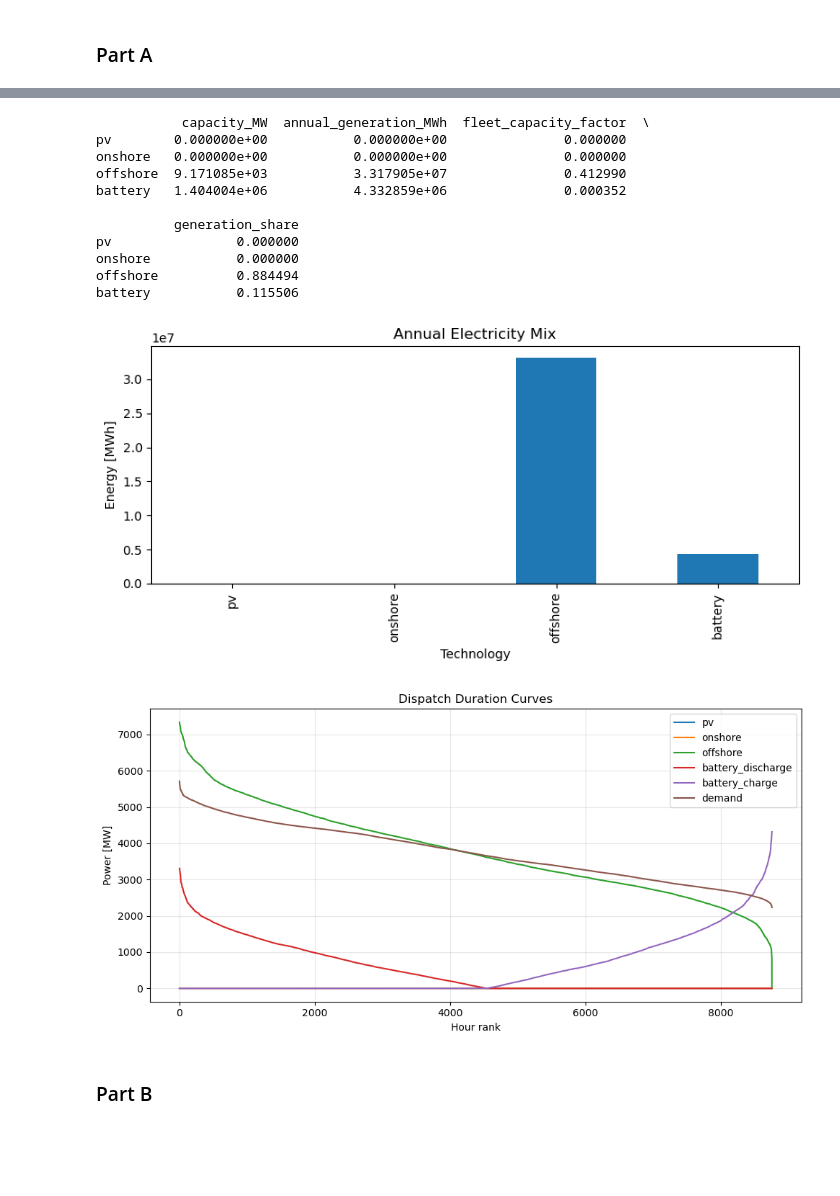
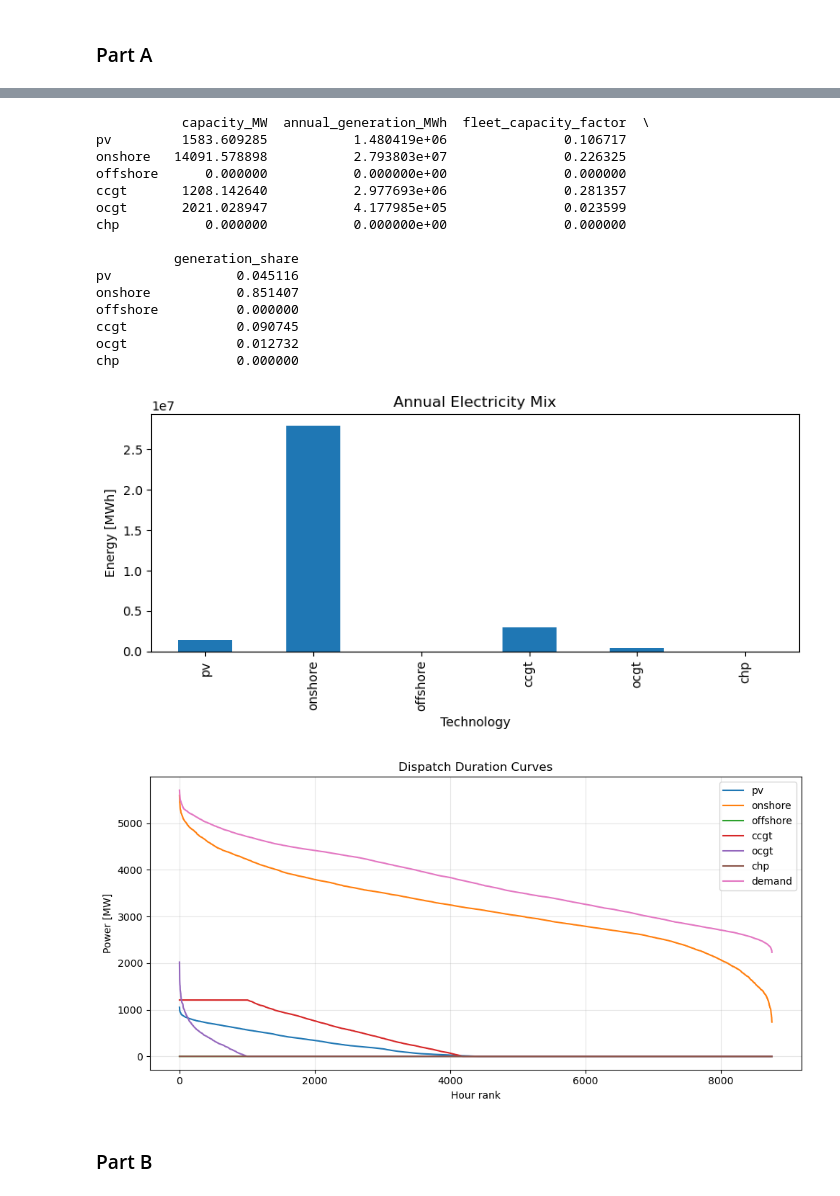
Before and after one commit to martinsiitam/ieg-spring-2026, a Jupyter notebook: src/project1.ipynb, the cells around one changed output, grey strips where cells are left out. Cells and saved outputs as stored; diff of their text form; code cells hidden in the pictures; blank space fills up the shorter version.

```diff
--- a/src/project1.ipynb
+++ b/src/project1.ipynb
@@ -161,6 +173,5 @@ Battery : 1404004.365
 # %%
 # Plots part A
-# Martin
 
 import matplotlib.pyplot as plt
 import matplotlib.dates as mdates
@@ -169,8 +180,9 @@ dispatch_df["demand"] = work_df["demand"].values
 dispatch_df["pv"] = g_pv.solution.to_pandas().values
 dispatch_df["onshore"] = g_onshore_wind.solution.to_pandas().values
 dispatch_df["offshore"] = g_offshore_wind.solution.to_pandas().values
-dispatch_df["battery_discharge"] = p_discharge.solution.to_pandas().values
-dispatch_df["battery_charge"] = -p_charge.solution.to_pandas().values
+dispatch_df["ccgt"] = g_ccgt.solution.to_pandas().values
+dispatch_df["ocgt"] = g_ocgt.solution.to_pandas().values
+dispatch_df["chp"] = g_chp.solution.to_pandas().values
 
 summer_week = dispatch_df.loc["2015-07-01":"2015-07-07 23:00"].copy()
 
@@ -184,9 +196,10 @@ ax.stackplot(
     summer_week["pv"],
     summer_week["onshore"],
     summer_week["offshore"],
-    summer_week["battery_discharge"],
-    summer_week["battery_charge"],
-    labels=["pv", "onshore", "offshore", "battery discharge", "battery charge"],
+    summer_week["ccgt"],
+    summer_week["ocgt"],
+    summer_week["chp"],
+    labels=["pv", "onshore", "offshore", "ccgt", "ocgt" , "chp"],
     alpha=0.8
 )
 
@@ -219,9 +232,10 @@ ax.stackplot(
     winter_week["pv"],
     winter_week["onshore"],
     winter_week["offshore"],
-    winter_week["battery_discharge"],
-    winter_week["battery_charge"],
-    labels=["pv", "onshore", "offshore", "battery discharge", "battery charge"],
+    winter_week["ccgt"],
+    winter_week["ocgt"],
+    winter_week["chp"],
+    labels=["pv", "onshore", "offshore", "ccgt", "ocgt" , "chp"],
     alpha=0.8
 )
 
@@ -246,60 +260,69 @@ plt.show()
 # %%
-annual_generation = dispatch_df[["pv", "onshore", "offshore", "battery_discharge"]].sum()
+annual_generation = dispatch_df[["pv", "onshore", "offshore", "ccgt", "ocgt", "chp"]].sum()
 
-summary = pd.DataFrame(index=["pv", "onshore", "offshore", "battery"])
+summary = pd.DataFrame(index=["pv", "onshore", "offshore", "ccgt", "ocgt", "chp"])
 
 summary["capacity_MW"] = [
     float(K_pv.solution),
     float(K_onshore_wind.solution),
     float(K_offshore_wind.solution),
-    float(K_battery.solution),
+    float(K_ccgt.solution),
+    float(K_ocgt.solution),
+    float(K_chp.solution)
 ]
 
 summary["annual_generation_MWh"] = [
     annual_generation["pv"],
     annual_generation["onshore"],
     annual_generation["offshore"],
-    annual_generation["battery_discharge"],
+    annual_generation["ccgt"],
+    annual_generation["ocgt"],
+    annual_generation["chp"]
 ]
 
 summary["fleet_capacity_factor"] = (
     summary["annual_generation_MWh"] / (summary["capacity_MW"] * 8760)
 ).replace([float("inf")], 0).fillna(0)
 
 summary["generation_share"] = (
     summary["annual_generation_MWh"] / summary["annual_generation_MWh"].sum()
 )
 
 print(summary)
 
 fig, ax = plt.subplots(figsize=(8, 4))
-annual_generation.index = ["pv", "onshore", "offshore", "battery"]
+annual_generation.index = ["pv", "onshore", "offshore", "ccgt", "ocgt", "chp"]
 annual_generation.plot(kind="bar", ax=ax)
 ax.set_title("Annual Electricity Mix")
 ax.set_ylabel("Energy [MWh]")
 ax.set_xlabel("Technology")
 plt.tight_layout()
 plt.show()
 # %% [output]
            capacity_MW  annual_generation_MWh  fleet_capacity_factor  \
-pv        0.000000e+00           0.000000e+00               0.000000
-onshore   0.000000e+00           0.000000e+00               0.000000
-offshore  9.171085e+03           3.317905e+07               0.412990
-battery   1.404004e+06           4.332859e+06               0.000352
+pv         1583.609285           1.480419e+06               0.106717
+onshore   14091.578898           2.793803e+07               0.226325
+offshore      0.000000           0.000000e+00               0.000000
+ccgt       1208.142640           2.977693e+06               0.281357
+ocgt       2021.028947           4.177985e+05               0.023599
+chp           0.000000           0.000000e+00               0.000000
 
           generation_share
-pv                0.000000
-onshore           0.000000
-offshore          0.884494
-battery           0.115506
+pv                0.045116
+onshore           0.851407
+offshore          0.000000
+ccgt              0.090745
+ocgt              0.012732
+chp               0.000000
-[figure, old version]
+[figure, new version]
 # %%
 duration_df = pd.DataFrame({
     "pv": dispatch_df["pv"].sort_values(ascending=False).values,
     "onshore": dispatch_df["onshore"].sort_values(ascending=False).values,
     "offshore": dispatch_df["offshore"].sort_values(ascending=False).values,
-    "battery_discharge": dispatch_df["battery_discharge"].sort_values(ascending=False).values,
-    "battery_charge": -dispatch_df["battery_charge"].sort_values(ascending=False).values,
+    "ccgt": dispatch_df["ccgt"].sort_values(ascending=False).values,
+    "ocgt": dispatch_df["ocgt"].sort_values(ascending=False).values,
+    "chp": dispatch_df["chp"].sort_values(ascending=False).values,
     "demand": dispatch_df["demand"].sort_values(ascending=False).values,
 })
 
@@ -315,7 +338,7 @@ ax.grid(alpha=0.3)
 plt.tight_layout()
 plt.show()
 # %% [output]
-[figure, old version]
+[figure, new version]
 # %% [markdown]
 ### Part B
 # %%
```
Also changed, not shown: parts of 12 cells of this notebook.
